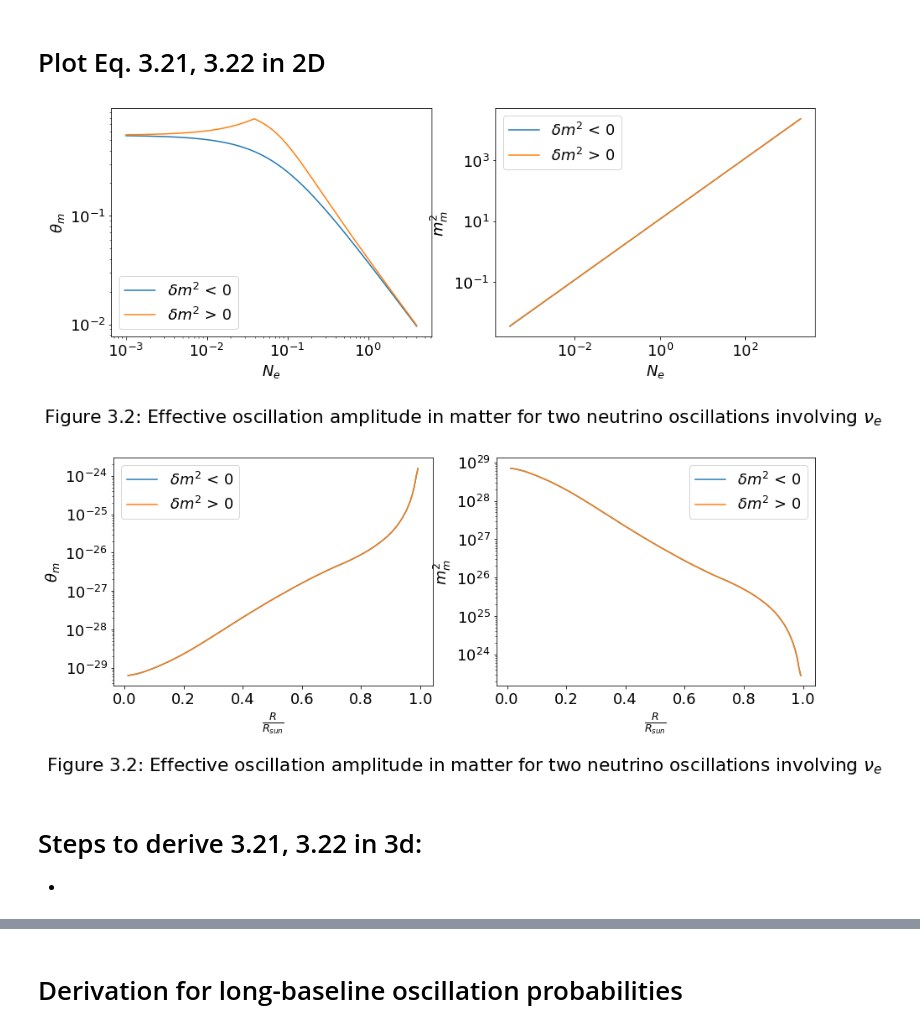
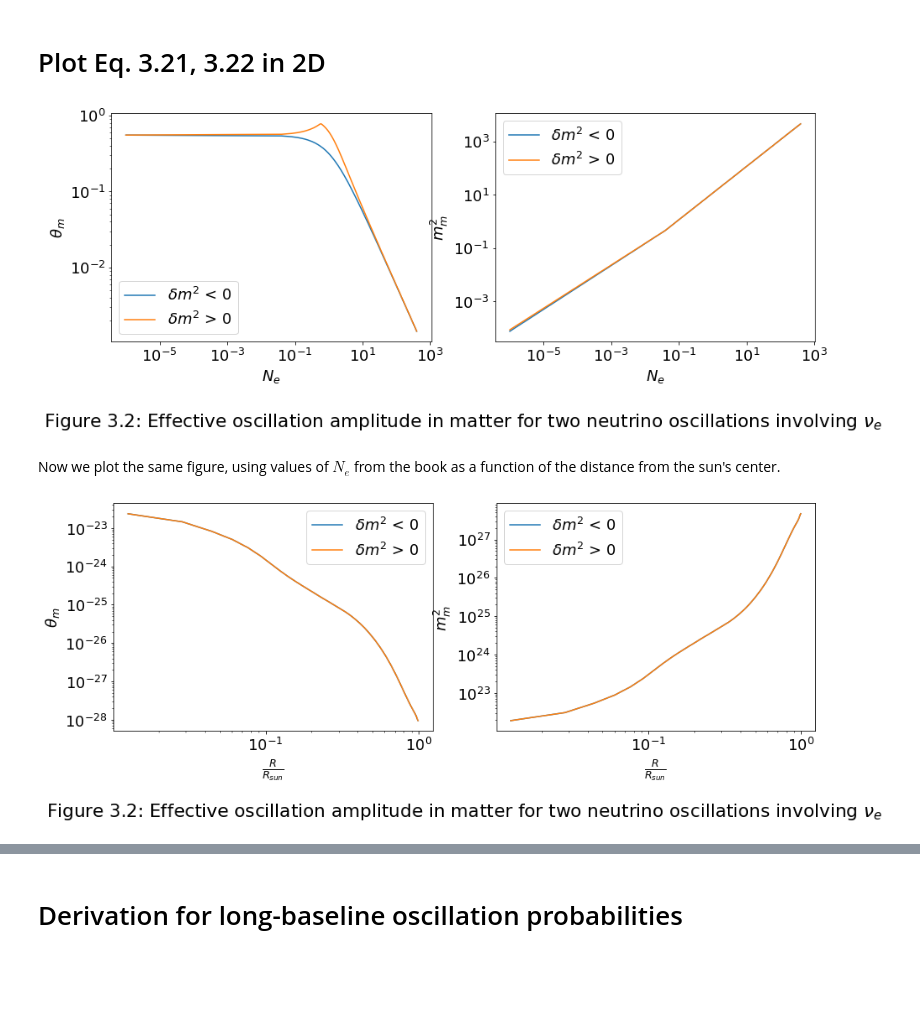
Before and after one commit to sierracthomas/neutrino_work, a Jupyter notebook: FALL23_690/oscillations/oscillations.ipynb, the cells around one changed output, grey strips where cells are left out. Saved outputs shown, nothing was run; the diff lists cells and outputs as text; code cells hidden in the pictures; blank space fills up the shorter version.

```diff
--- a/FALL23_690/oscillations/oscillations.ipynb
+++ b/FALL23_690/oscillations/oscillations.ipynb
@@ -57,7 +162,7 @@ plt.rcParams.update({'font.size': 18})
 fig, ax = plt.subplots(1, 2, figsize = (15, 5))
 
 #3.2
-A_over_delm, osc_prob_pos, osc_prob_neg = eff_osc_theta(theta = 45, E_nu = 6, R_sun = False, del_m = 8e-5)
+A_over_delm, osc_prob_pos, osc_prob_neg = eff_osc_theta(theta = 45, E_nu = .4, R_sun = False, del_m = 8e-5)
 ax[0].plot(A_over_delm, osc_prob_pos, label = r"$\delta m^{2}$ < 0")
 ax[0].plot(A_over_delm, osc_prob_neg, label = r"$\delta m^{2}$ > 0")
 
@@ -87,43 +192,37 @@ plt.title(r"Figure 3.2: Effective oscillation amplitude in matter for two neutri
 plt.legend()
 plt.show()
 # %% [output]
-[figure, old version]
+[figure, new version]
+# %% [markdown]
+Now we plot the same figure, using values of $N_e$ from the book as a function of the distance from the sun's center.
 # %%
 plt.rcParams.update({'font.size': 18})
 fig, ax = plt.subplots(1, 2, figsize = (15, 5))
 
-#3.2
-A_over_delm, osc_prob_pos, osc_prob_neg = eff_osc_theta(theta = 45, E_nu = 6, R_sun = True, del_m = 8e-5)
+A_over_delm, osc_prob_pos, osc_prob_neg = eff_osc_theta(theta = 45, E_nu = 0.4, R_sun = True, del_m = 8e-5)
 ax[0].plot(A_over_delm, osc_prob_pos, label = r"$\delta m^{2}$ < 0")
 ax[0].plot(A_over_delm, osc_prob_neg, label = r"$\delta m^{2}$ > 0")
 
 ax[0].set_xlabel(r"$\frac{R}{R_{sun}}$")
 ax[0].set_ylabel(r"$\theta_{m}$")
+ax[0].set_xscale("log")
 ax[0].set_yscale("log")
-#ax[0].set_xscale("log")
 ax[0].legend()
 
-
-
-
-
-A_over_delm, osc_prob_pos, osc_prob_neg = eff_osc_m_m(theta = 45, del_m12 = 8e-5, E_nu = 6, R_sun = True)
+A_over_delm, osc_prob_pos, osc_prob_neg = eff_osc_m_m(theta = 45, del_m12 = 8e-5, E_nu = 0.4, R_sun = True)
 ax[1].plot(A_over_delm, osc_prob_neg, label = r"$\delta m^{2}$ < 0")
 ax[1].plot(A_over_delm, osc_prob_pos, label = r"$\delta m^{2}$ > 0")
 
-#ax[1].set_xscale("log")
 ax[1].set_yscale("log")
+ax[1].set_xscale("log")
 
 
 ax[1].set_xlabel(r"$\frac{R}{R_{sun}}$")
 ax[1].set_ylabel(r"$m^{2}_m$")
 
 
 plt.title(r"Figure 3.2: Effective oscillation amplitude in matter for two neutrino oscillations involving $\nu_{e}$", y=-.3, x = -.1, pad=-20, verticalalignment="baseline")
 plt.legend()
 plt.show()
 # %% [output]
-[figure, old version]
+[figure, new version]
-# %% [markdown]
-# Steps to derive 3.21, 3.22 in 3d:
--
```
Also changed, not shown: parts of 23 cells of this notebook, 1 other file.
